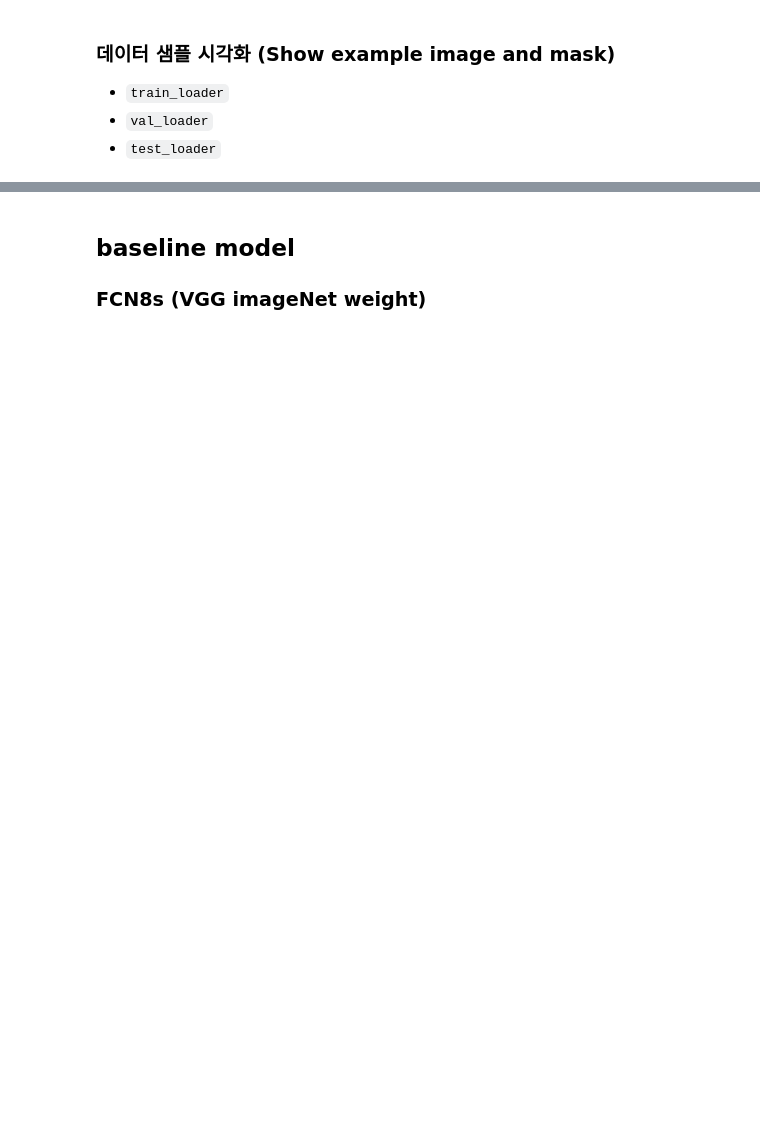
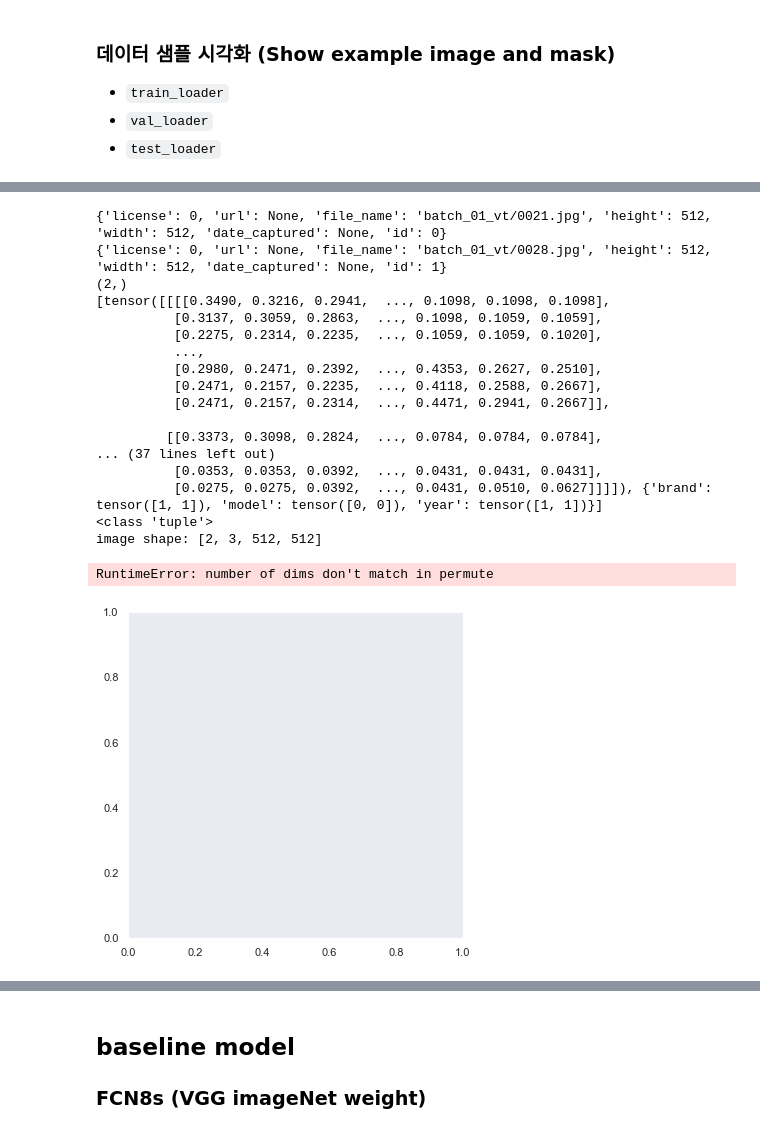
Before and after one commit to Pstage-Segmentation-Detection/Image-Segmentation-and-Object-Detection, a Jupyter notebook: ch03_Semantic Segmentation의 기초와 이해/baseline_code/FCN8s baseline (VGG imageNet weight).ipynb, the cells around one changed output, grey strips where cells are left out. Drawn from its saved outputs; the diff is of its cells as text; code cells hidden in the pictures; blank space fills up the shorter version.

```diff
--- a/ch03_Semantic Segmentation의 기초와 이해/baseline_code/FCN8s baseline (VGG imageNet weight).ipynb
+++ b/ch03_Semantic Segmentation의 기초와 이해/baseline_code/FCN8s baseline (VGG imageNet weight).ipynb
@@ -311,0 +379,41 @@ plt.show()
+# %%
+# test_loader의 output 결과(image) 확인
+for imgs in test_loader:
+    print(np.shape(imgs))
+    print(imgs)
+    print(type(image_infos))
+
+    image_infos = image_infos # [0]
+    temp_images = imgs
+
+    break
+
+fig, ax1 = plt.subplots(nrows=1, ncols=1, figsize=(6, 6))
+
+print('image shape:', list(temp_images[0].shape))
+
+ax1.imshow(temp_images[0].permute([1,2,0]))
+ax1.grid(False)
+ax1.set_title("input image : {}".format(image_infos['file_name']), fontsize = 15)
+
+plt.show()
+# %% [output]
+{'license': 0, 'url': None, 'file_name': 'batch_01_vt/0021.jpg', 'height': 512, 'width': 512, 'date_captured': None, 'id': 0}
+{'license': 0, 'url': None, 'file_name': 'batch_01_vt/0028.jpg', 'height': 512, 'width': 512, 'date_captured': None, 'id': 1}
+(2,)
+[tensor([[[[0.3490, 0.3216, 0.2941,  ..., 0.1098, 0.1098, 0.1098],
+          [0.3137, 0.3059, 0.2863,  ..., 0.1098, 0.1059, 0.1059],
+          [0.2275, 0.2314, 0.2235,  ..., 0.1059, 0.1059, 0.1020],
+          ...,
+          [0.2980, 0.2471, 0.2392,  ..., 0.4353, 0.2627, 0.2510],
+          [0.2471, 0.2157, 0.2235,  ..., 0.4118, 0.2588, 0.2667],
+          [0.2471, 0.2157, 0.2314,  ..., 0.4471, 0.2941, 0.2667]],
+
+         [[0.3373, 0.3098, 0.2824,  ..., 0.0784, 0.0784, 0.0784],
+... (37 lines left out)
+          [0.0353, 0.0353, 0.0392,  ..., 0.0431, 0.0431, 0.0431],
+          [0.0275, 0.0275, 0.0392,  ..., 0.0431, 0.0510, 0.0627]]]]), {'brand': tensor([1, 1]), 'model': tensor([0, 0]), 'year': tensor([1, 1])}]
+<class 'tuple'>
+image shape: [2, 3, 512, 512]
+RuntimeError: number of dims don't match in permute
+[figure, added]
```
Also changed, not shown: parts of 21 cells of this notebook, 21 other files.
